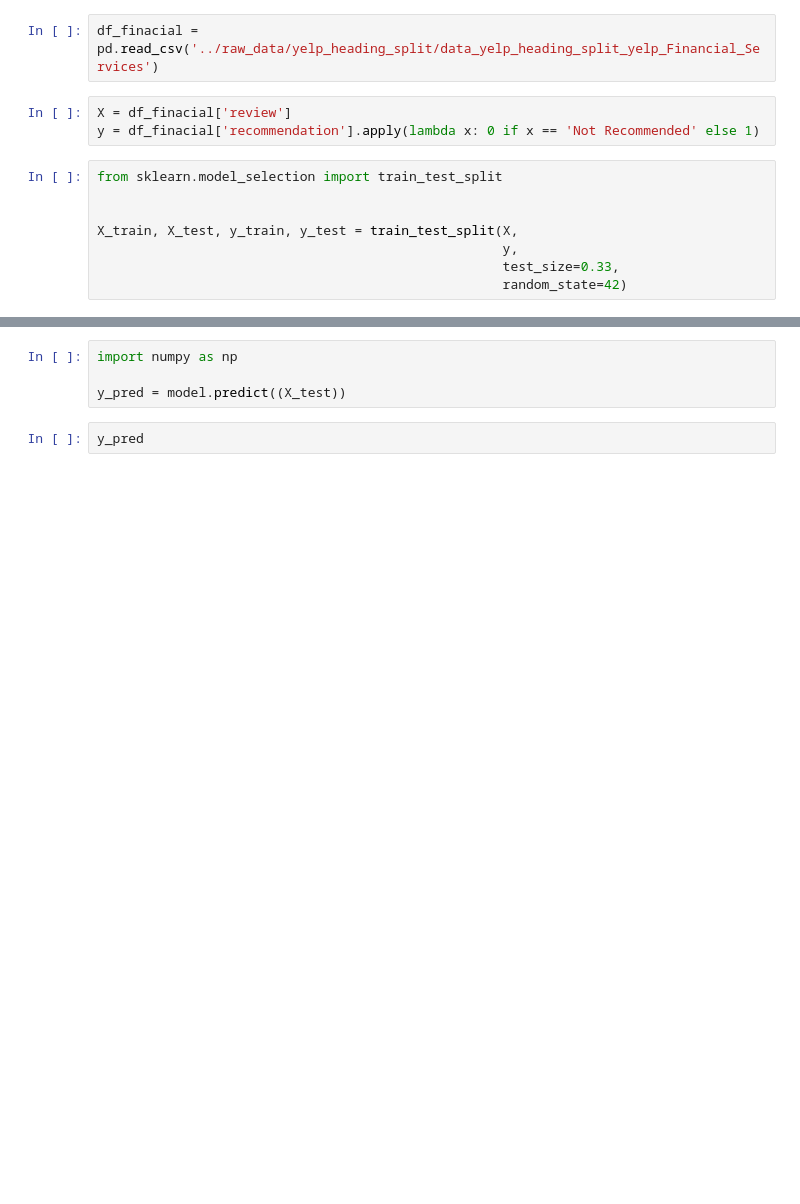
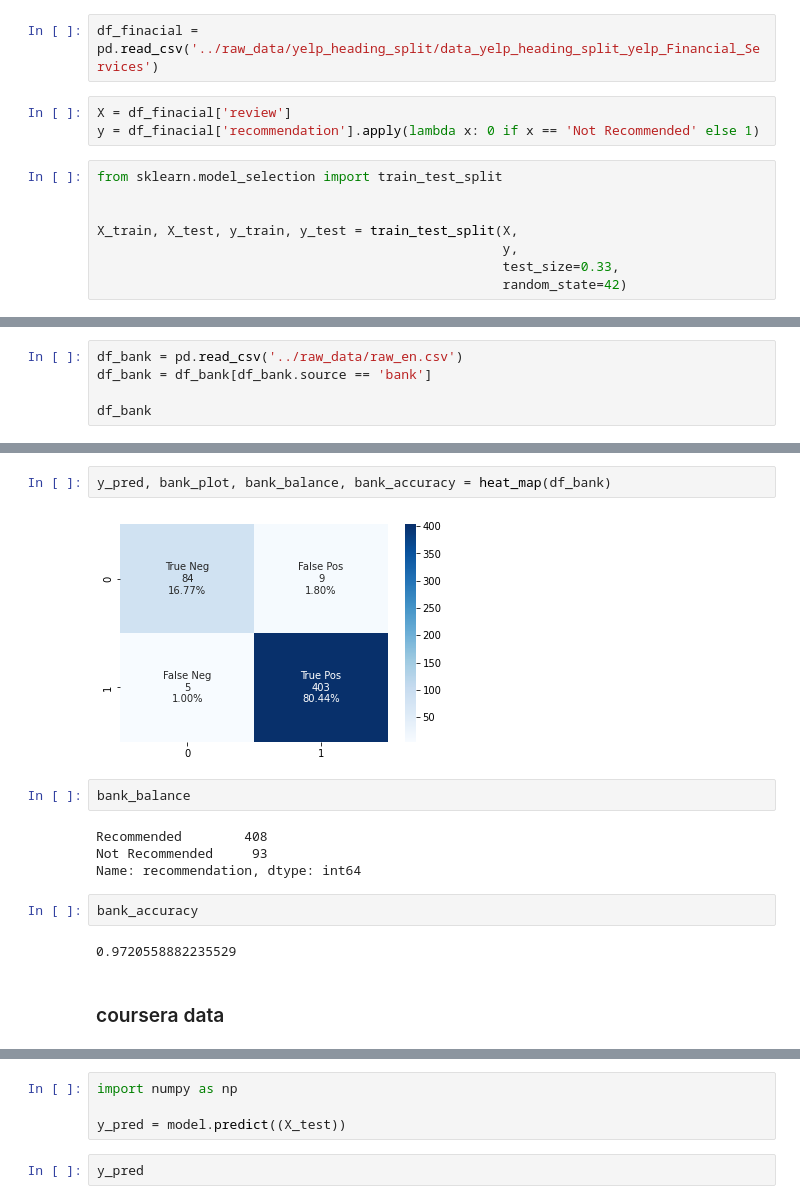
Before and after one commit to Best-Insight/customerchurn, a Jupyter notebook: notebooks/alen_yelp_dataset.ipynb, the cells around one changed output, grey strips where cells are left out. Cells and saved outputs as stored; diff of their text form; blank space fills up the shorter version.

```diff
--- a/notebooks/alen_yelp_dataset.ipynb
+++ b/notebooks/alen_yelp_dataset.ipynb
@@ -939,0 +1071,5 @@ X_train, X_test, y_train, y_test = train_test_split(X,
+# %%
+df_bank = pd.read_csv('../raw_data/raw_en.csv')
+df_bank = df_bank[df_bank.source == 'bank']
+
+df_bank
@@ -939,0 +1090,16 @@ X_train, X_test, y_train, y_test = train_test_split(X,
+# %%
+y_pred, bank_plot, bank_balance, bank_accuracy = heat_map(df_bank)
+# %% [output]
+[figure, added]
+# %%
+bank_balance
+# %% [output]
+Recommended        408
+Not Recommended     93
+Name: recommendation, dtype: int64
+# %%
+bank_accuracy
+# %% [output]
+0.9720558882235529
+# %% [markdown]
+### coursera data
```
Also changed, not shown: parts of 68 cells of this notebook, 9 other files.
